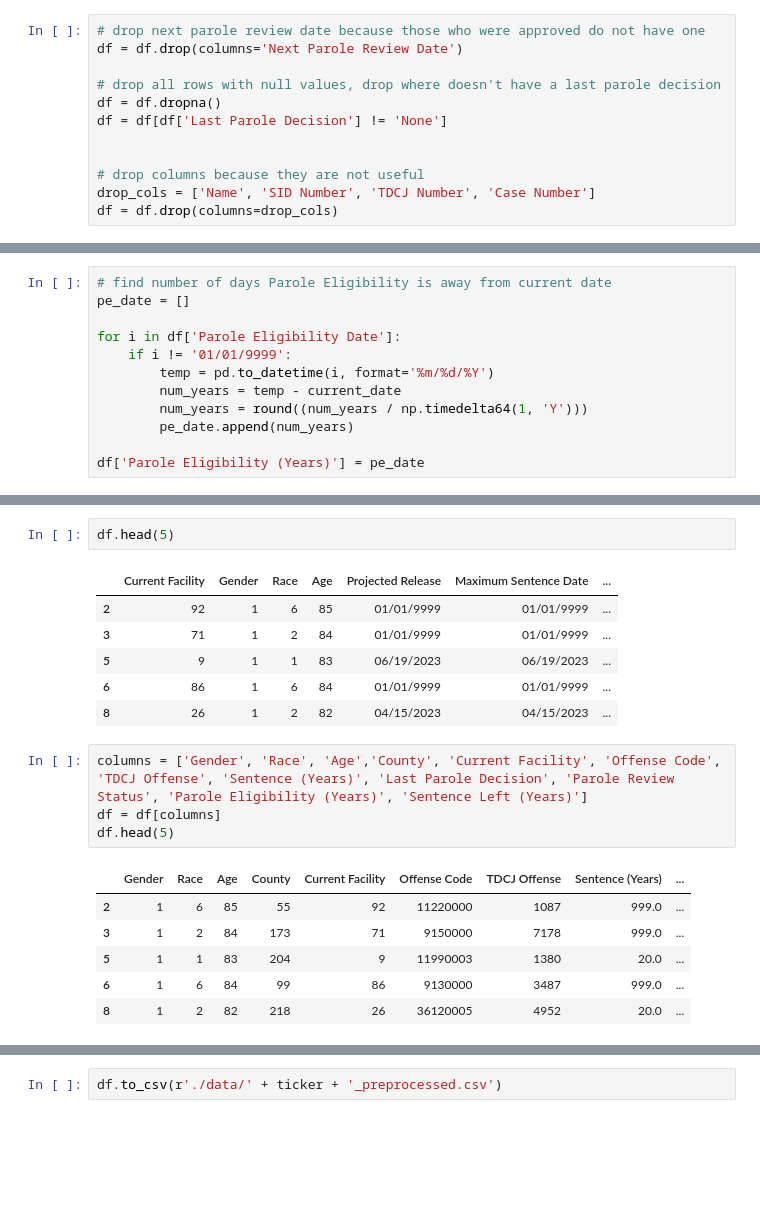
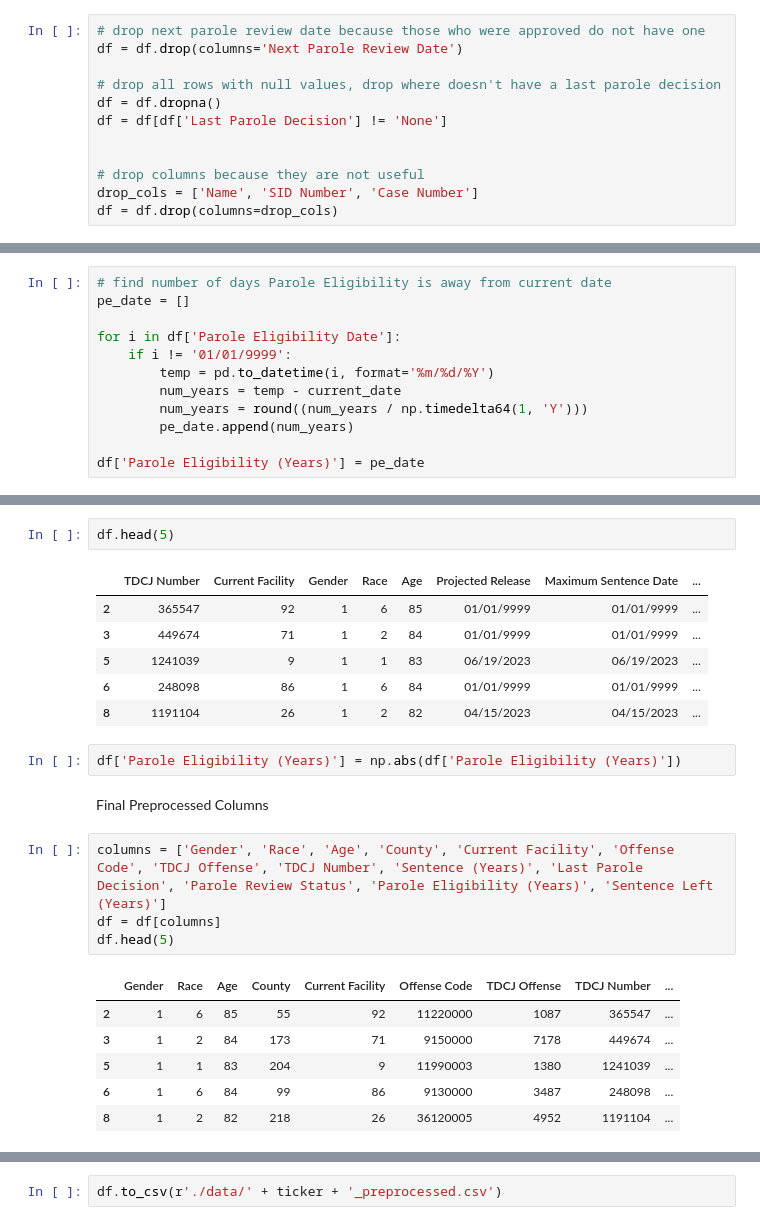
Before and after one commit to vineetver/Parole-Hearing-Verdicts, a Jupyter notebook: Preprocessing.ipynb, the cells around one changed output, grey strips where cells are left out. Cells and saved outputs as stored; diff of their text form; blank space fills up the shorter version.

```diff
--- a/Preprocessing.ipynb
+++ b/Preprocessing.ipynb
@@ -50,5 +50,5 @@ df = df[df['Last Parole Decision'] != 'None']
 
 
 # drop columns because they are not useful
-drop_cols = ['Name', 'SID Number', 'TDCJ Number', 'Case Number']
+drop_cols = ['Name', 'SID Number', 'Case Number']
 df = df.drop(columns=drop_cols)
@@ -138,23 +134,27 @@ df['Sentence Left (Years)'] = ms_date
 # %%
 df.head(5)
 # %% [output]
-|  | Current Facility | Gender | Race | Age | Projected Release | Maximum Sentence Date | ... |
-| 2 | 92 | 1 | 6 | 85 | 01/01/9999 | 01/01/9999 | ... |
-| 3 | 71 | 1 | 2 | 84 | 01/01/9999 | 01/01/9999 | ... |
-| 5 | 9 | 1 | 1 | 83 | 06/19/2023 | 06/19/2023 | ... |
-| 6 | 86 | 1 | 6 | 84 | 01/01/9999 | 01/01/9999 | ... |
-| 8 | 26 | 1 | 2 | 82 | 04/15/2023 | 04/15/2023 | ... |
+|  | TDCJ Number | Current Facility | Gender | Race | Age | Projected Release | Maximum Sentence Date | ... |
+| 2 | 365547 | 92 | 1 | 6 | 85 | 01/01/9999 | 01/01/9999 | ... |
+| 3 | 449674 | 71 | 1 | 2 | 84 | 01/01/9999 | 01/01/9999 | ... |
+| 5 | 1241039 | 9 | 1 | 1 | 83 | 06/19/2023 | 06/19/2023 | ... |
+| 6 | 248098 | 86 | 1 | 6 | 84 | 01/01/9999 | 01/01/9999 | ... |
+| 8 | 1191104 | 26 | 1 | 2 | 82 | 04/15/2023 | 04/15/2023 | ... |
+# %%
+df['Parole Eligibility (Years)'] = np.abs(df['Parole Eligibility (Years)'])
+# %% [markdown]
+Final Preprocessed Columns
 # %%
-columns = ['Gender', 'Race', 'Age','County', 'Current Facility', 'Offense Code', 'TDCJ Offense', 'Sentence (Years)', 'Last Parole Decision', 'Parole Review Status', 'Parole Eligibility (Years)', 'Sentence Left (Years)']
+columns = ['Gender', 'Race', 'Age', 'County', 'Current Facility', 'Offense Code', 'TDCJ Offense', 'TDCJ Number', 'Sentence (Years)', 'Last Parole Decision', 'Parole Review Status', 'Parole Eligibility (Years)', 'Sentence Left (Years)']
 df = df[columns]
 df.head(5)
 # %% [output]
-|  | Gender | Race | Age | County | Current Facility | Offense Code | TDCJ Offense | Sentence (Years) | ... |
-| 2 | 1 | 6 | 85 | 55 | 92 | 11220000 | 1087 | 999.0 | ... |
-| 3 | 1 | 2 | 84 | 173 | 71 | 9150000 | 7178 | 999.0 | ... |
-| 5 | 1 | 1 | 83 | 204 | 9 | 11990003 | 1380 | 20.0 | ... |
-| 6 | 1 | 6 | 84 | 99 | 86 | 9130000 | 3487 | 999.0 | ... |
-| 8 | 1 | 2 | 82 | 218 | 26 | 36120005 | 4952 | 20.0 | ... |
+|  | Gender | Race | Age | County | Current Facility | Offense Code | TDCJ Offense | TDCJ Number | ... |
+| 2 | 1 | 6 | 85 | 55 | 92 | 11220000 | 1087 | 365547 | ... |
+| 3 | 1 | 2 | 84 | 173 | 71 | 9150000 | 7178 | 449674 | ... |
+| 5 | 1 | 1 | 83 | 204 | 9 | 11990003 | 1380 | 1241039 | ... |
+| 6 | 1 | 6 | 84 | 99 | 86 | 9130000 | 3487 | 248098 | ... |
+| 8 | 1 | 2 | 82 | 218 | 26 | 36120005 | 4952 | 1191104 | ... |
 # %%
 df.info()
 # %% [output]
```
Also changed, not shown: parts of 6 cells of this notebook, 3 other files.
